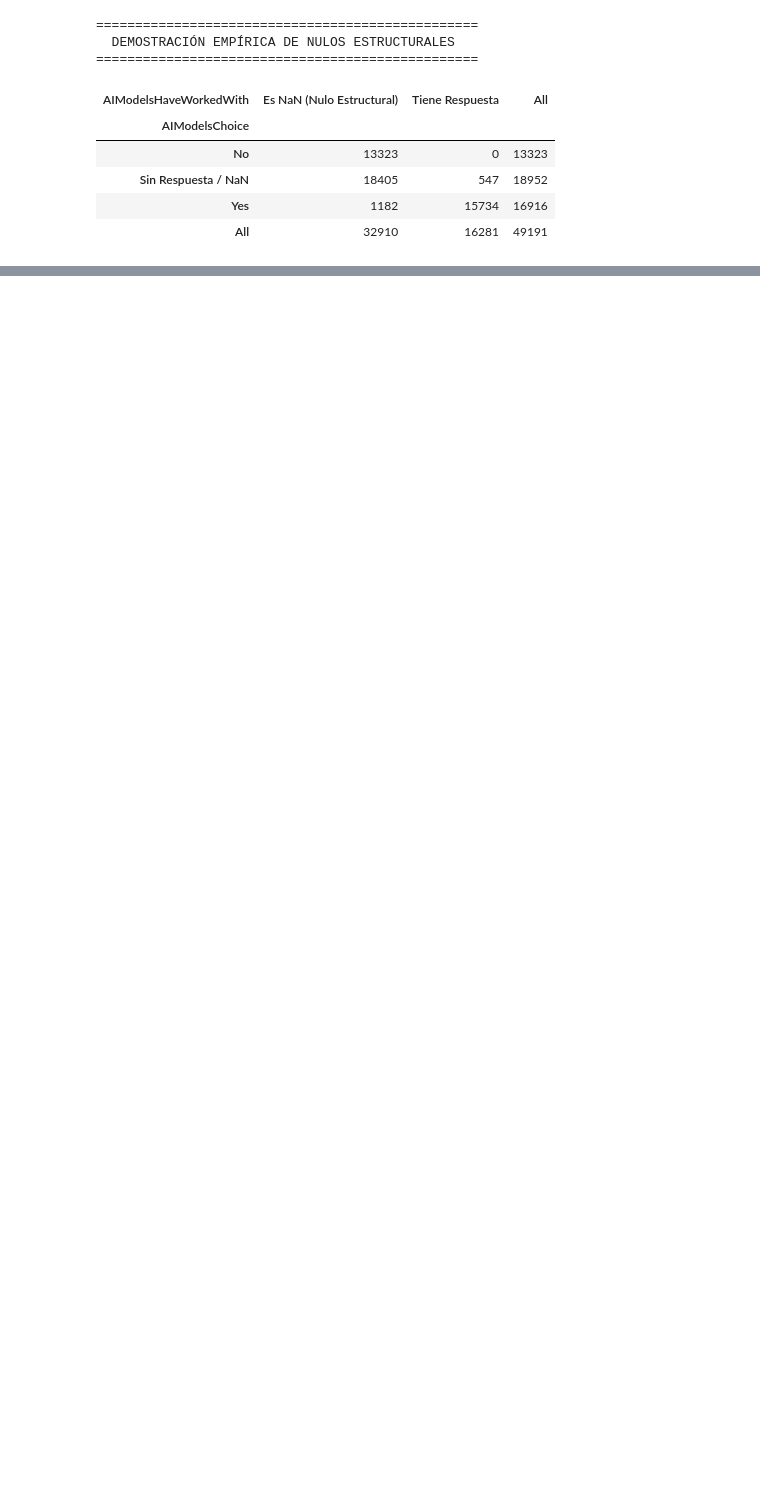
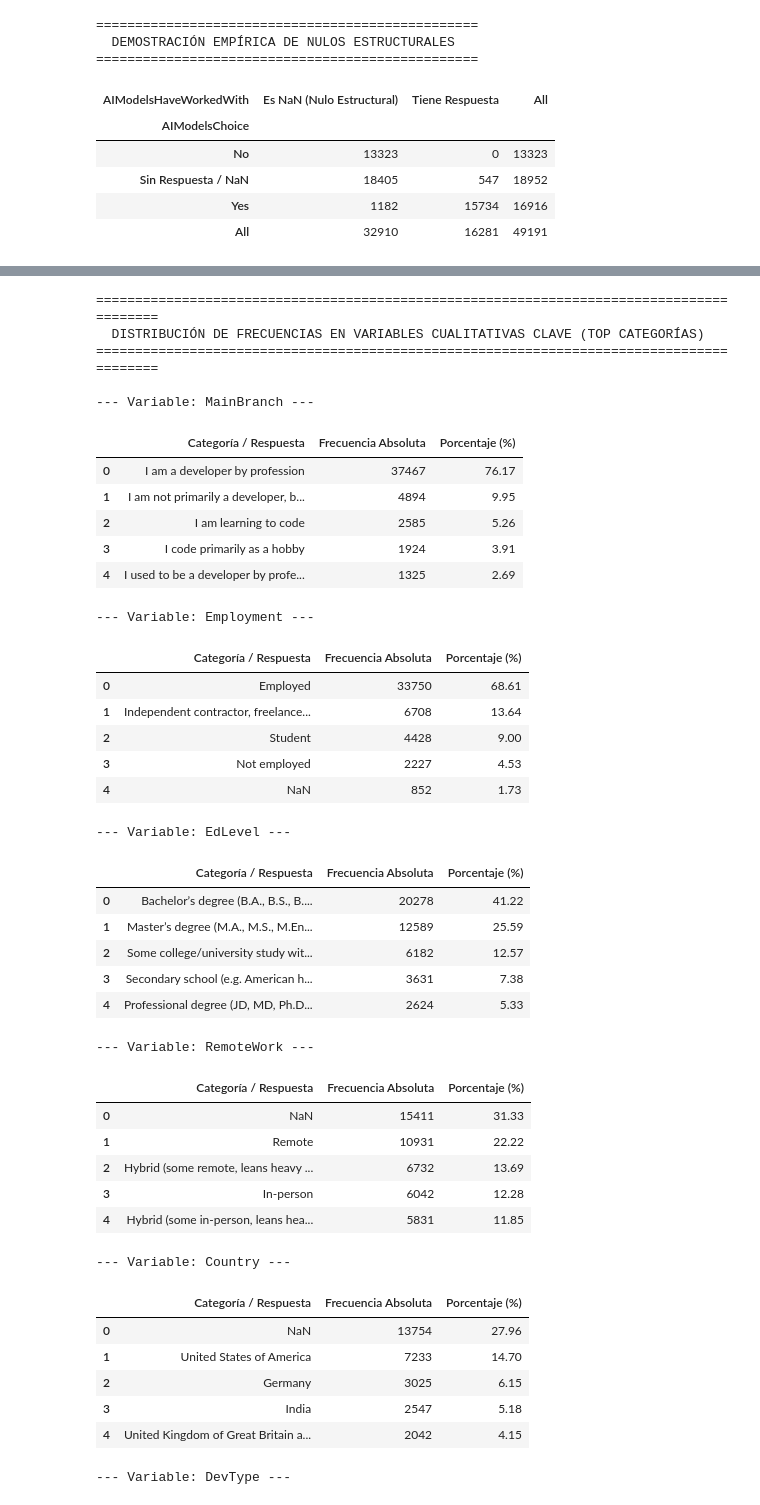
Before and after one commit to Gonza117/tp-fundamentos-ciencia-datos, a Jupyter notebook: CodigosGonza.ipynb, the cells around one changed output, grey strips where cells are left out. Drawn from its saved outputs; the diff is of its cells as text; code cells hidden in the pictures; blank space fills up the shorter version.

```diff
--- a/CodigosGonza.ipynb
+++ b/CodigosGonza.ipynb
@@ -402,0 +447,66 @@ pd.crosstab(
+# %%
+# =========================================================================================
+# MÓDULO C: DISTRIBUCIÓN DE FRECUENCIAS DE VARIABLES CUALITATIVAS PRINCIPALES
+# =========================================================================================
+
+# Listado de variables cualitativas clave a analizar
+vars_cualitativas = ['MainBranch', 'Employment', 'EdLevel', 'RemoteWork', 'Country', 'DevType']
+
+print("=========================================================================================")
+print("  DISTRIBUCIÓN DE FRECUENCIAS EN VARIABLES CUALITATIVAS CLAVE (TOP CATEGORÍAS)")
+print("=========================================================================================\n")
+
+for var in vars_cualitativas:
+    if var in df_results.columns:
+        print(f"--- Variable: {var} ---")
+        conteo = df_results[var].value_counts(dropna=False).head(5)
+        pct = (df_results[var].value_counts(dropna=False, normalize=True).head(5) * 100).round(2)
+
+        df_freq = pd.DataFrame({
+            'Categoría / Respuesta': conteo.index.astype(str),
+            'Frecuencia Absoluta': conteo.values,
+            'Porcentaje (%)': pct.values
+        })
+        display(df_freq)
+        print("\n")
+# %% [output]
+=========================================================================================
+  DISTRIBUCIÓN DE FRECUENCIAS EN VARIABLES CUALITATIVAS CLAVE (TOP CATEGORÍAS)
+=========================================================================================
+
+--- Variable: MainBranch ---
+|  | Categoría / Respuesta | Frecuencia Absoluta | Porcentaje (%) |
+| 0 | I am a developer by profession | 37467 | 76.17 |
+| 1 | I am not primarily a developer, b... | 4894 | 9.95 |
+| 2 | I am learning to code | 2585 | 5.26 |
+| 3 | I code primarily as a hobby | 1924 | 3.91 |
+| 4 | I used to be a developer by profe... | 1325 | 2.69 |
+--- Variable: Employment ---
+|  | Categoría / Respuesta | Frecuencia Absoluta | Porcentaje (%) |
+| 0 | Employed | 33750 | 68.61 |
+| 1 | Independent contractor, freelance... | 6708 | 13.64 |
+| 2 | Student | 4428 | 9.00 |
+| 3 | Not employed | 2227 | 4.53 |
+| 4 | NaN | 852 | 1.73 |
+--- Variable: EdLevel ---
+|  | Categoría / Respuesta | Frecuencia Absoluta | Porcentaje (%) |
+| 0 | Bachelor’s degree (B.A., B.S., B.... | 20278 | 41.22 |
+| 1 | Master’s degree (M.A., M.S., M.En... | 12589 | 25.59 |
+| 2 | Some college/university study wit... | 6182 | 12.57 |
+| 3 | Secondary school (e.g. American h... | 3631 | 7.38 |
+| 4 | Professional degree (JD, MD, Ph.D... | 2624 | 5.33 |
+--- Variable: RemoteWork ---
+|  | Categoría / Respuesta | Frecuencia Absoluta | Porcentaje (%) |
+| 0 | NaN | 15411 | 31.33 |
+| 1 | Remote | 10931 | 22.22 |
+| 2 | Hybrid (some remote, leans heavy ... | 6732 | 13.69 |
+| 3 | In-person | 6042 | 12.28 |
+| 4 | Hybrid (some in-person, leans hea... | 5831 | 11.85 |
+--- Variable: Country ---
+|  | Categoría / Respuesta | Frecuencia Absoluta | Porcentaje (%) |
+| 0 | NaN | 13754 | 27.96 |
+| 1 | United States of America | 7233 | 14.70 |
+| 2 | Germany | 3025 | 6.15 |
+| 3 | India | 2547 | 5.18 |
+| 4 | United Kingdom of Great Britain a... | 2042 | 4.15 |
+--- Variable: DevType ---
```
Also changed, not shown: parts of 4 cells of this notebook.
